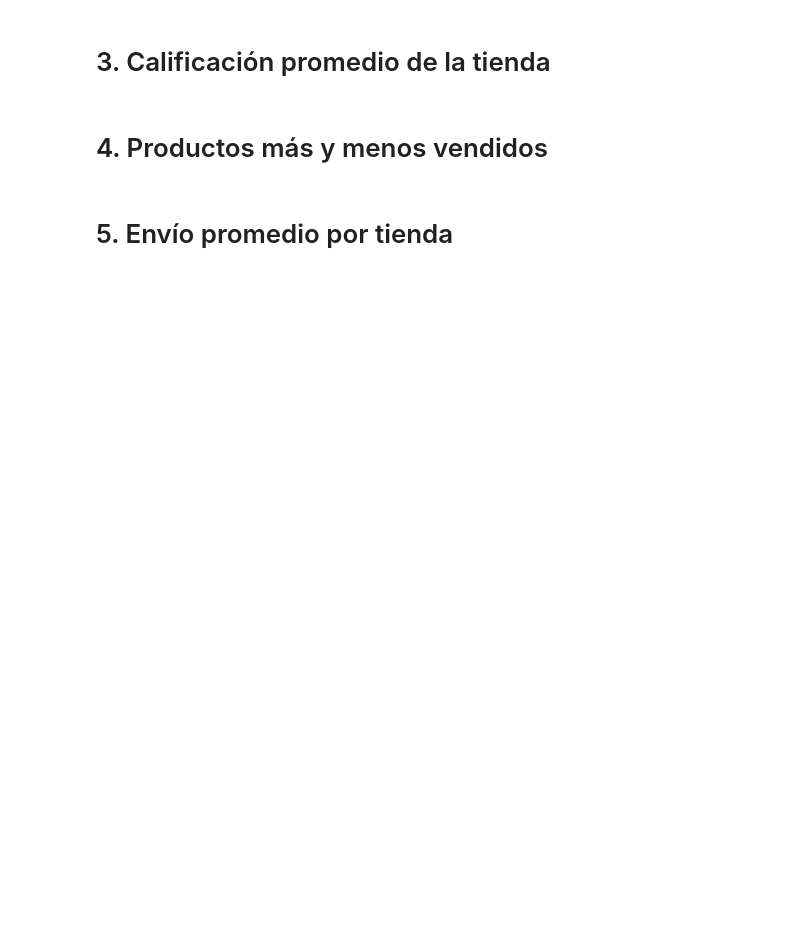
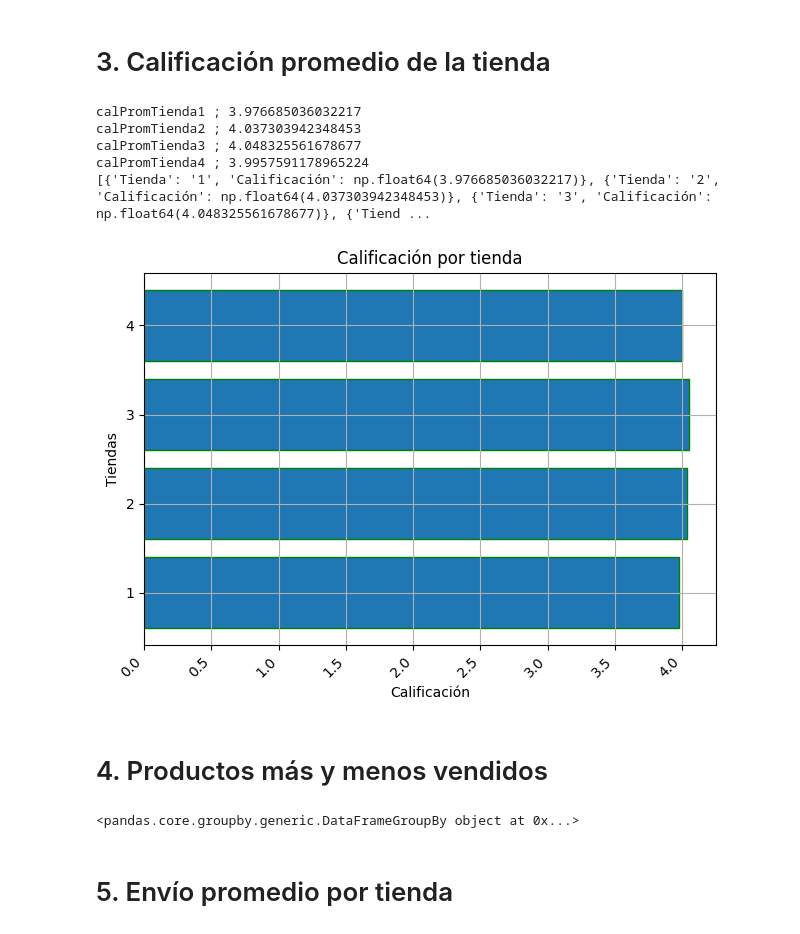
Before and after one commit to educhile1/challenge_datascience1-ONE, a Jupyter notebook: AluraStoreLatam.ipynb, the cells around one changed output. Drawn from its saved outputs; the diff is of its cells as text; code cells hidden in the pictures; blank space fills up the shorter version.

```diff
--- a/AluraStoreLatam.ipynb
+++ b/AluraStoreLatam.ipynb
@@ -56,6 +148,49 @@ plt.show()
 # %% [markdown]
 # 3. Calificación promedio de la tienda
+# %%
+dataCalifTienda=[]
+
+calPromTienda1=  dataTienda1['Calificación'].mean()
+calPromTienda2=  dataTienda2['Calificación'].mean()
+calPromTienda3=  dataTienda3['Calificación'].mean()
+calPromTienda4=  dataTienda4['Calificación'].mean()
+
+dataCalifTienda.extend([
+    {"Tienda": str(1), "Calificación": calPromTienda1},
+    {"Tienda": str(2), "Calificación": calPromTienda2},
+    {"Tienda": str(3), "Calificación": calPromTienda3},
+    {"Tienda": str(4), "Calificación": calPromTienda4}
+])
+
+len(dataCalifTienda)
+
+print(dataCalifTienda)
+
+
+calificaciones = [group['Calificación'] for group in dataCalifTienda]
+tiendas = [group['Tienda'][0] for group in dataCalifTienda]
+
+plt.barh(tiendas, calificaciones, edgecolor='green')
+plt.xlabel('Calificación')
+plt.ylabel('Tiendas')
+plt.title("Calificación por tienda")
+plt.xticks(rotation=45, ha='right')
+plt.tight_layout()
+plt.grid()
+plt.show()
+# %% [output]
+calPromTienda1 ; 3.976685036032217
+calPromTienda2 ; 4.037303942348453
+calPromTienda3 ; 4.048325561678677
+calPromTienda4 ; 3.9957591178965224
+[{'Tienda': '1', 'Calificación': np.float64(3.976685036032217)}, {'Tienda': '2', 'Calificación': np.float64(4.037303942348453)}, {'Tienda': '3', 'Calificación': np.float64(4.048325561678677)}, {'Tiend ...
+[figure, added]
 # %% [markdown]
 # 4. Productos más y menos vendidos
+# %%
+prouTienda=dataTiendaClear.groupby(['Producto'])
+print(prouTienda)
+# %% [output]
+<pandas.core.groupby.generic.DataFrameGroupBy object at 0x...>
 # %% [markdown]
 # 5. Envío promedio por tienda
```
Also changed, not shown: parts of 5 cells of this notebook.
